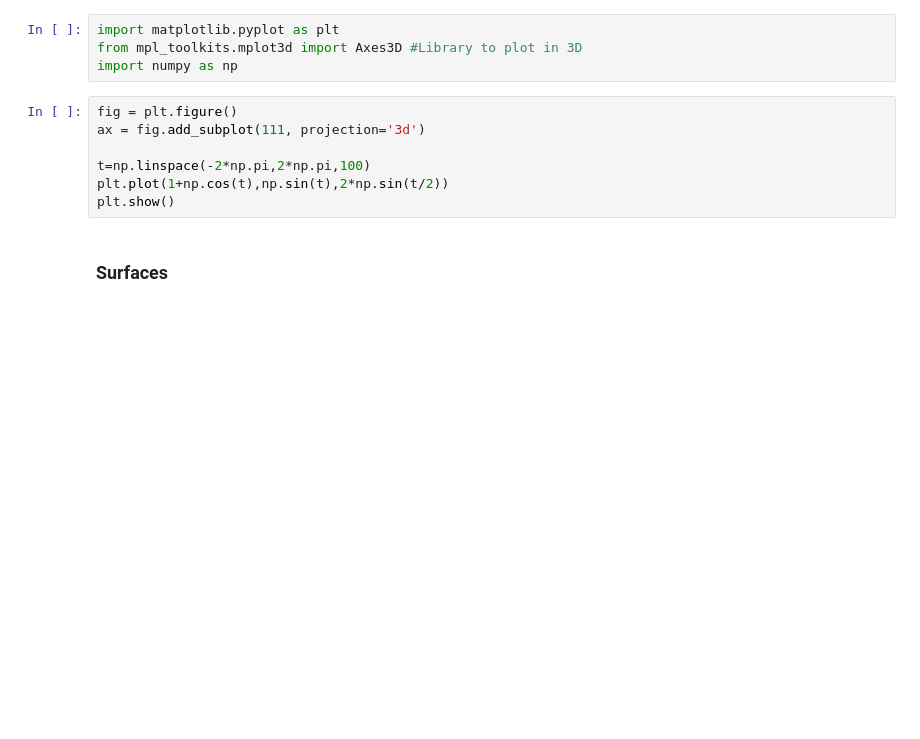
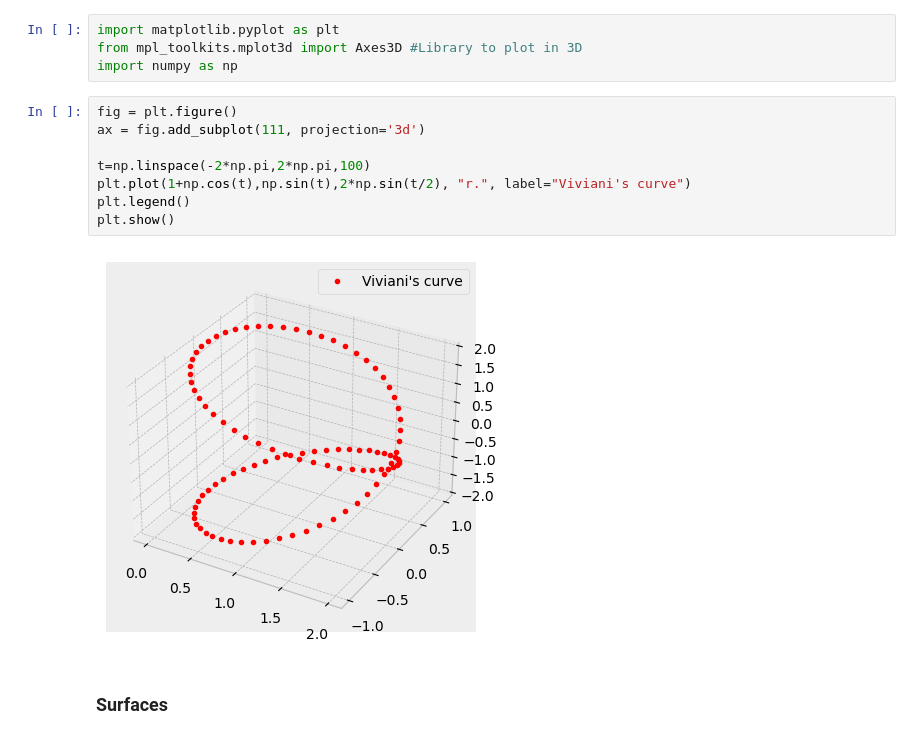
Before and after one commit to julianjica/ScientificComputingI, a Jupyter notebook: Matplotlib/Matplotlib.ipynb, the cells around one changed output. Drawn from its saved outputs; the diff is of its cells as text; blank space fills up the shorter version.

```diff
--- a/Matplotlib/Matplotlib.ipynb
+++ b/Matplotlib/Matplotlib.ipynb
@@ -270,10 +315,13 @@ import numpy as np
 # %%
 fig = plt.figure()
 ax = fig.add_subplot(111, projection='3d')
 
 t=np.linspace(-2*np.pi,2*np.pi,100)
-plt.plot(1+np.cos(t),np.sin(t),2*np.sin(t/2))
+plt.plot(1+np.cos(t),np.sin(t),2*np.sin(t/2), "r.", label="Viviani's curve")
+plt.legend()
 plt.show()
+# %% [output]
+[figure, added]
 # %% [markdown]
 ### Surfaces
 # %%
```
Also changed, not shown: parts of 29 cells of this notebook.
